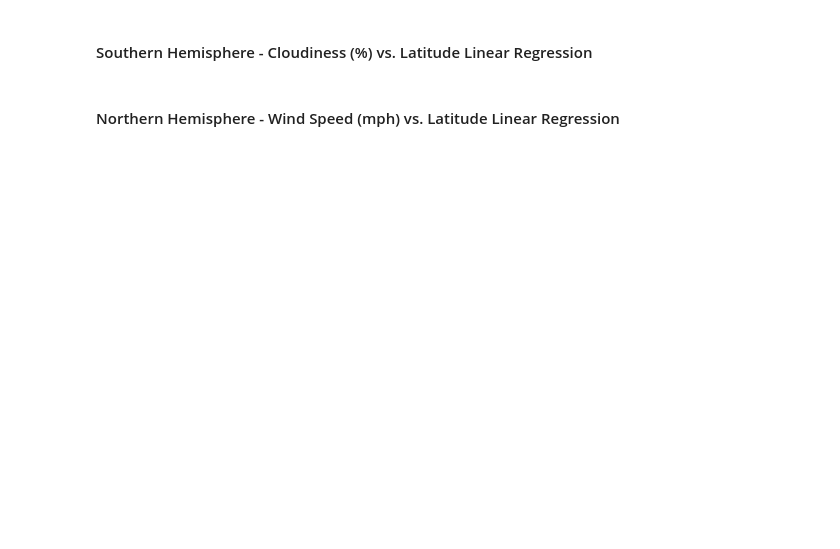
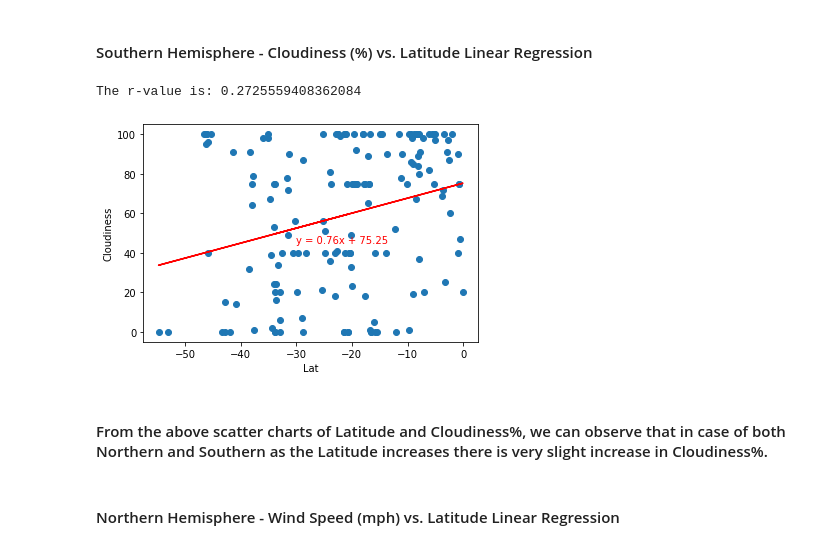
Before and after one commit to ronaldbmz/python-api-challenge, a Jupyter notebook: WeatherPy/WeatherPy.ipynb, the cells around one changed output. Drawn from its saved outputs; the diff is of its cells as text; code cells hidden in the pictures; blank space fills up the shorter version.

```diff
--- a/WeatherPy/WeatherPy.ipynb
+++ b/WeatherPy/WeatherPy.ipynb
@@ -333,4 +351,22 @@ The r-value is: 0.3433256261332504
 # %% [markdown]
 ####  Southern Hemisphere - Cloudiness (%) vs. Latitude Linear Regression
+# %%
+x_values = S_Hemi_DF['Lat']
+y_values = S_Hemi_DF['Cloudiness']
+(slope, intercept, rvalue, pvalue, stderr) = linregress(x_values, y_values)
+regress_values = x_values * slope + intercept
+line_eq = "y = " + str(round(slope,2)) + "x + " + str(round(intercept,2))
+plt.scatter(x_values,y_values)
+plt.plot(x_values,regress_values,"r-")
+plt.annotate(line_eq,(-30,45),fontsize=10,color="red")
+plt.xlabel('Lat')
+plt.ylabel('Cloudiness')
+print("The r-value is:",rvalue)
+plt.show()
+# %% [output]
+The r-value is: 0.2725559408362084
+[figure, added]
+# %% [markdown]
+#### From the above scatter charts of Latitude and Cloudiness%, we can observe that in case of both Northern and Southern as the Latitude increases there is very slight increase in Cloudiness%.
 # %% [markdown]
 ####  Northern Hemisphere - Wind Speed (mph) vs. Latitude Linear Regression
```
Also changed, not shown: parts of 5 cells of this notebook.
